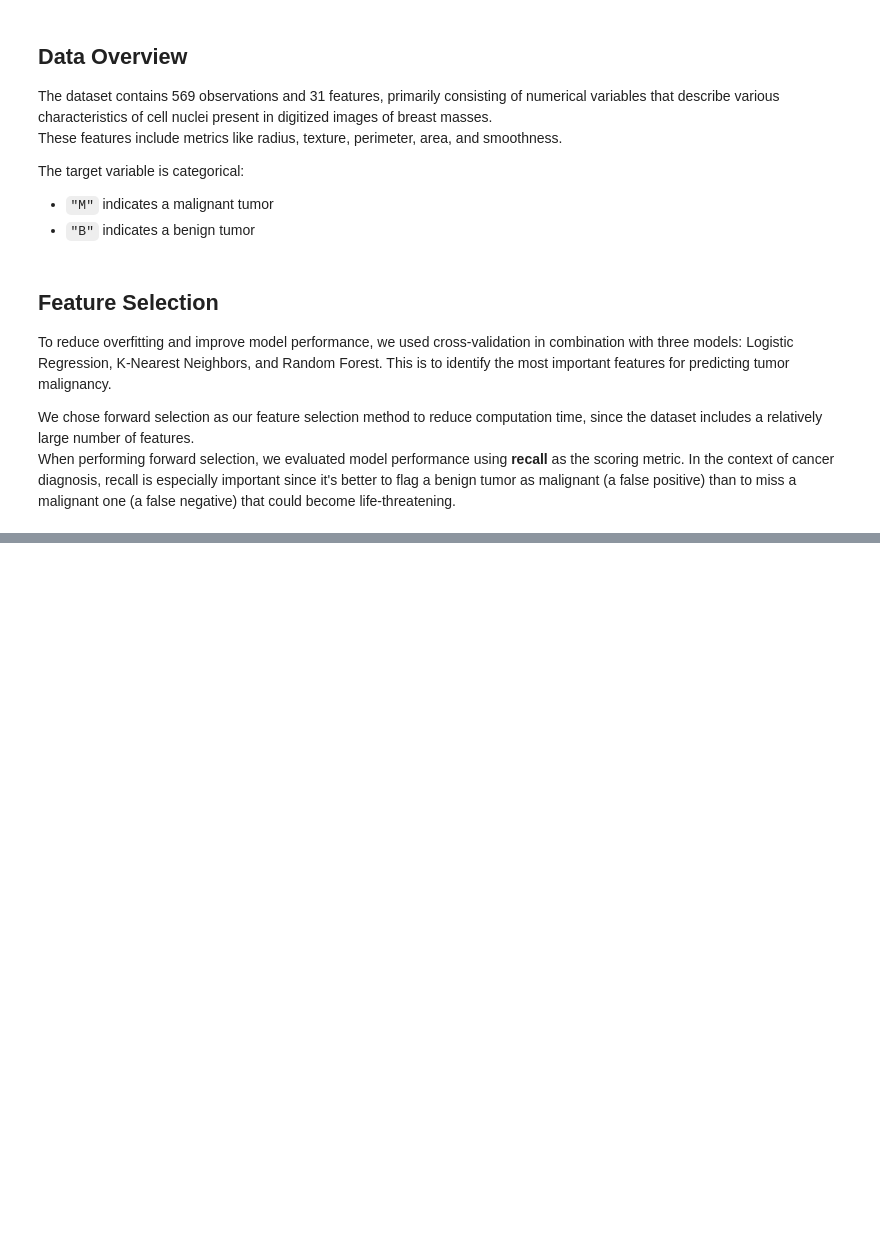
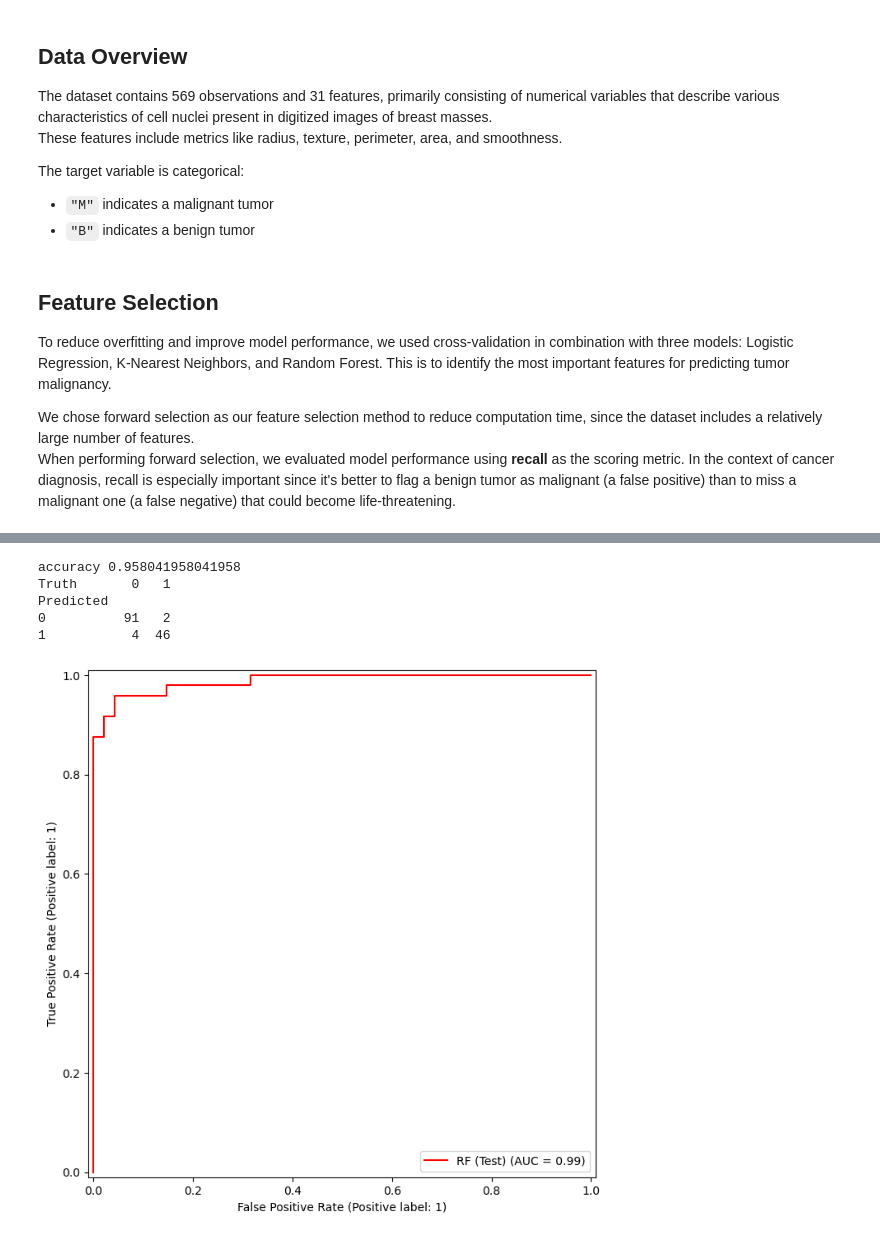
Before and after one commit to ninacunha/DataScienceGeneExpression, a Jupyter notebook: project.ipynb, the cells around one changed output, grey strips where cells are left out. Drawn from its saved outputs; the diff is of its cells as text; code cells hidden in the pictures; blank space fills up the shorter version.

Commit message:
trying to get random forest model

```diff
--- a/project.ipynb
+++ b/project.ipynb
@@ -119,18 +108,0 @@ Log_confusion
-# %%
-lsts = [[] for _ in selected_featuresRFC]
-for i, feature in enumerate(selected_featuresRFC):
-    lsts[i] = feature
-RFC_X= data[lsts]
-
-# Split the data into train and test
-x_train_RF, x_test_RF, y_train_RF, y_test_RF = train_test_split(RFC_X,
-                                                    y,
-                                                    random_state=314,
-                                                    test_size=0.25,
-                                                    shuffle=True)
-
-RFC_model = RC()
-RFC_model.fit(x_train_RF, y_train_RF)
-predictions_RF = RFC_model.predict(x_test_RF)
-RF_confusion = confusion_table(predictions_RF, y_test_RF)
-RF_confusion
@@ -178,0 +202,33 @@ roc_curve_est(RFC_model,
+# %%
+# train test  splits to evaluate our model with the selected features
+X_RF = X[accuracy_scores[max(accuracy_scores)]]
+X_train, X_test, y_train, y_test = train_test_split(X_RF,
+                                                    y,
+                                                    random_state=314,
+                                                    test_size=0.25,
+                                                    shuffle=True)
+
+
+model = RC(max_depth=3, random_state=42, max_features='sqrt')
+model.fit(X_train, y_train)
+
+predictions = model.predict(X_test)
+accuracy = accuracy_score(y_test, predictions)
+print("accuracy", accuracy)
+print(confusion_table(predictions, y_test))
+# print(summarize(model))
+
+RF = roc_curve_est(model,
+              X_test,
+              y_test,
+              name='RF (Test)',
+              color='r',
+              ax=ax);
+fig
+# %% [output]
+accuracy 0.958041958041958
+Truth       0   1
+Predicted
+0          91   2
+1           4  46
+[figure, added]
```
Also changed, not shown: parts of 14 cells of this notebook.
